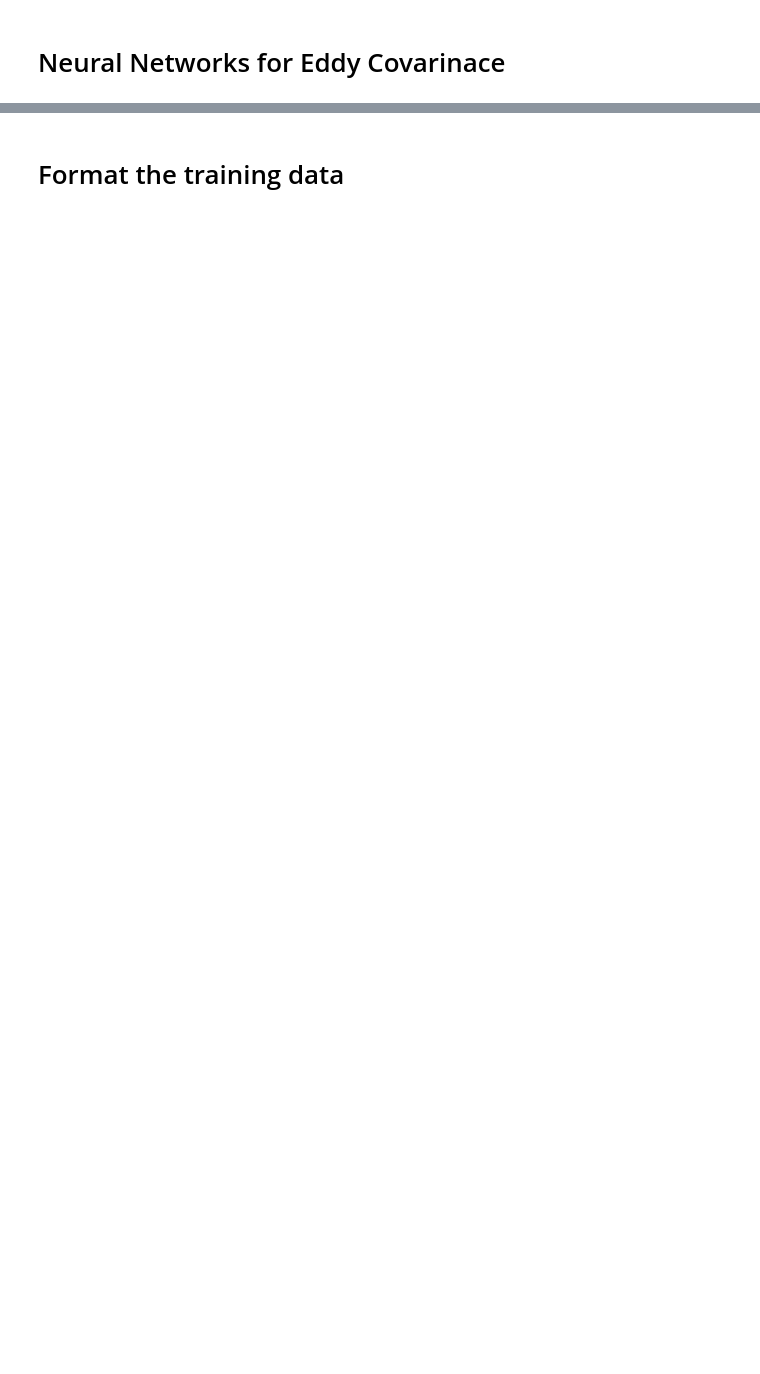
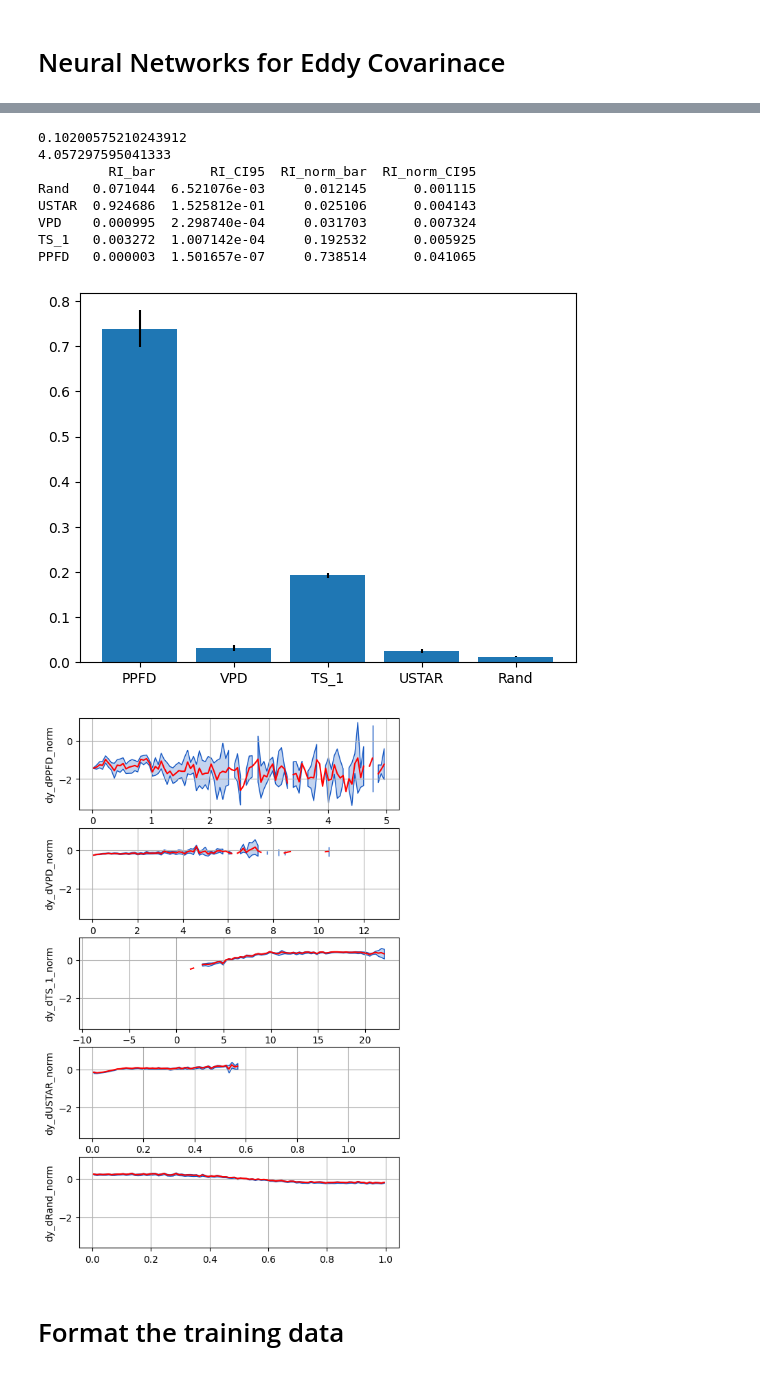
Before and after one commit to June-Skeeter/NN_Applications, a Jupyter notebook: NN_for_EC.ipynb, the cells around one changed output, grey strips where cells are left out. Cells and saved outputs as stored; diff of their text form; code cells hidden in the pictures; blank space fills up the shorter version.

```diff
--- a/NN_for_EC.ipynb
+++ b/NN_for_EC.ipynb
@@ -99,0 +150,8 @@ max        3.884488
+# %%
+importlib.reload(NNetFuncs)
+
+run = 0
+
+NNetFuncs.make_Dense_model(Model_Runs[run]['config'])
+NNetFuncs.train_model(Model_Runs[run]['config'],Model_Runs[run]['Data'])
+RI,Mean_Output,full_out=NNetFuncs.run_Model(Model_Runs[run]['config'],Model_Runs[run]['Data'])
@@ -100,3 +178,36 @@ max        3.884488
+# %%
+
+print(metrics.r2_score(Mean_Output['target'],Mean_Output['y_bar']))
+print(metrics.mean_squared_error(Mean_Output['target'],Mean_Output['y_bar'])**.5)
+
+Mean_Output['diff'] = (Mean_Output['target']-Mean_Output['y_bar']).abs()
+
+mod = '_norm'
+RI
+fig,ax=plt.subplots()
+ax.bar(RI.index,RI[f'RI{mod}_bar'],yerr=RI[f'RI{mod}_CI95'])
+
+print(RI.sort_values(by=f'RI{mod}_bar'))
+
+npi=len(RI.index)
+
+fig,axes=plt.subplots(npi,sharey=True,figsize=(6,10))
+
+for i,xi in enumerate(Model_Runs[run]['config']['inputs']):
+    df = MiscFuncs.byInterval(Mean_Output.loc[Mean_Output['PPFD']<5].copy(),
+                              f'{xi}',[f'dy_d{xi}{mod}'],bins=100)
+    PlotHelpers.CI_Plot(axes[i],df,f'dy_d{xi}{mod}')
+# %% [output]
+0.10200575210243912
+4.057297595041333
+         RI_bar       RI_CI95  RI_norm_bar  RI_norm_CI95
+Rand   0.071044  6.521076e-03     0.012145      0.001115
+USTAR  0.924686  1.525812e-01     0.025106      0.004143
+VPD    0.000995  2.298740e-04     0.031703      0.007324
+TS_1   0.003272  1.007142e-04     0.192532      0.005925
+PPFD   0.000003  1.501657e-07     0.738514      0.041065
+[figure, added]
+[figure, added]
 # %% [markdown]
 # Format the training data
 # %%
```
Also changed, not shown: parts of 12 cells of this notebook, 7 other files.
